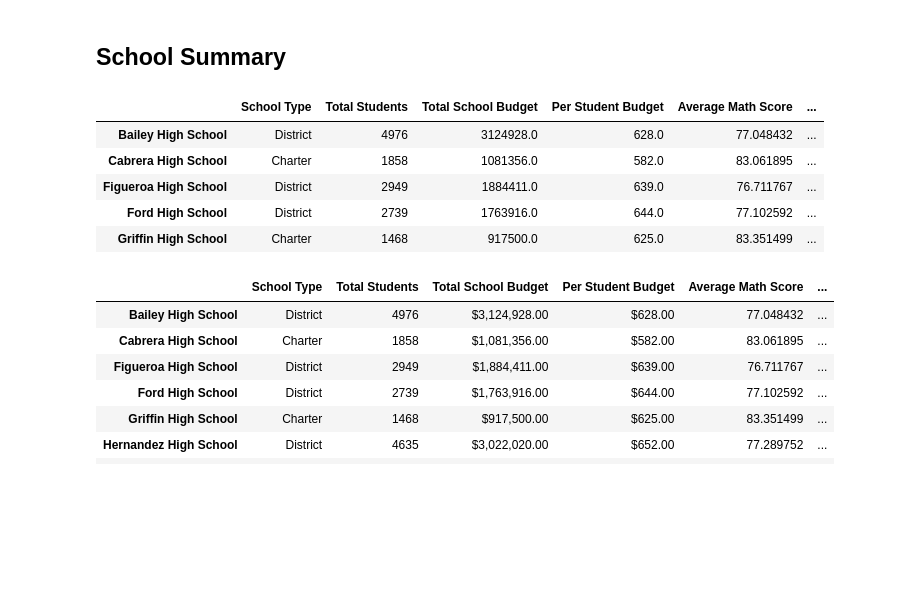
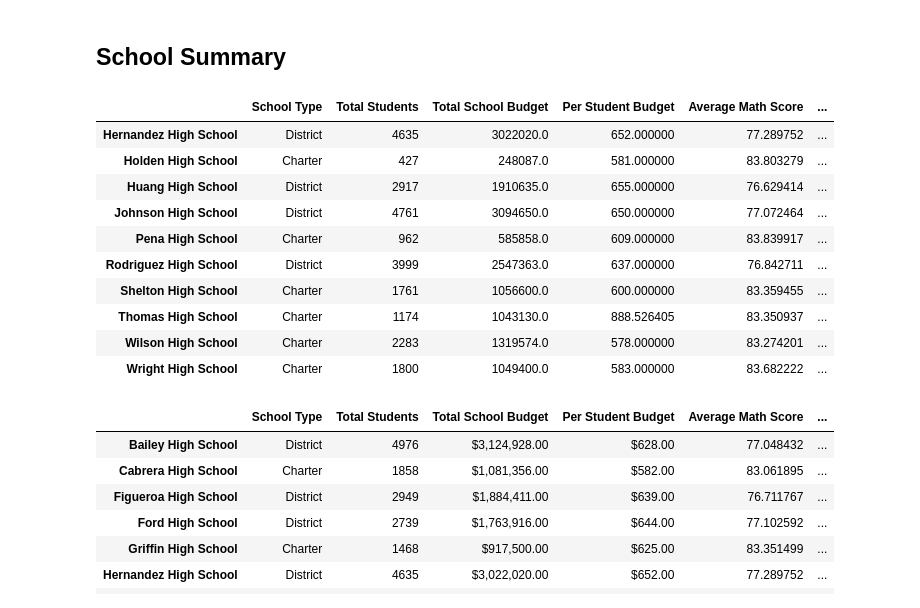
Before and after one commit to MahireYakup/Module_4_Challenge, a Jupyter notebook: PyCitySchools_Challenge_starter_code.ipynb, the cells around one changed output. Saved outputs shown, nothing was run; the diff lists cells and outputs as text; code cells hidden in the pictures; blank space fills up the shorter version.

```diff
--- a/PyCitySchools_Challenge_starter_code.ipynb
+++ b/PyCitySchools_Challenge_starter_code.ipynb
@@ -391,25 +391,30 @@ per_overall_passing_percentage = per_passing_math_reading / per_school_counts *
 # %%
 # Create the DataFrame
 per_school_summary_df = pd.DataFrame({
     "School Type": per_school_types,
     "Total Students": per_school_counts,
     "Total School Budget": per_school_budget,
     "Per Student Budget": per_school_capita,
     "Average Math Score": per_school_math,
     "Average Reading Score": per_school_reading,
     "% Passing Math": per_school_passing_math,
     "% Passing Reading": per_school_passing_reading,
     "% Overall Passing": per_overall_passing_percentage})
 
 
-per_school_summary_df.head()
+per_school_summary_df.tail(10)
 # %% [output]
 |  | School Type | Total Students | Total School Budget | Per Student Budget | Average Math Score | ... |
-| Bailey High School | District | 4976 | 3124928.0 | 628.0 | 77.048432 | ... |
-| Cabrera High School | Charter | 1858 | 1081356.0 | 582.0 | 83.061895 | ... |
-| Figueroa High School | District | 2949 | 1884411.0 | 639.0 | 76.711767 | ... |
-| Ford High School | District | 2739 | 1763916.0 | 644.0 | 77.102592 | ... |
-| Griffin High School | Charter | 1468 | 917500.0 | 625.0 | 83.351499 | ... |
+| Hernandez High School | District | 4635 | 3022020.0 | 652.000000 | 77.289752 | ... |
+| Holden High School | Charter | 427 | 248087.0 | 581.000000 | 83.803279 | ... |
+| Huang High School | District | 2917 | 1910635.0 | 655.000000 | 76.629414 | ... |
+| Johnson High School | District | 4761 | 3094650.0 | 650.000000 | 77.072464 | ... |
+| Pena High School | Charter | 962 | 585858.0 | 609.000000 | 83.839917 | ... |
+| Rodriguez High School | District | 3999 | 2547363.0 | 637.000000 | 76.842711 | ... |
+| Shelton High School | Charter | 1761 | 1056600.0 | 600.000000 | 83.359455 | ... |
+| Thomas High School | Charter | 1174 | 1043130.0 | 888.526405 | 83.350937 | ... |
+| Wilson High School | Charter | 2283 | 1319574.0 | 578.000000 | 83.274201 | ... |
+| Wright High School | Charter | 1800 | 1049400.0 | 583.000000 | 83.682222 | ... |
 # %%
 # Format the Total School Budget and the Per Student Budget
 per_school_summary_df["Total School Budget"] = per_school_summary_df["Total School Budget"].map("${:,.2f}".format)
```
Also changed, not shown: parts of 42 cells of this notebook.
